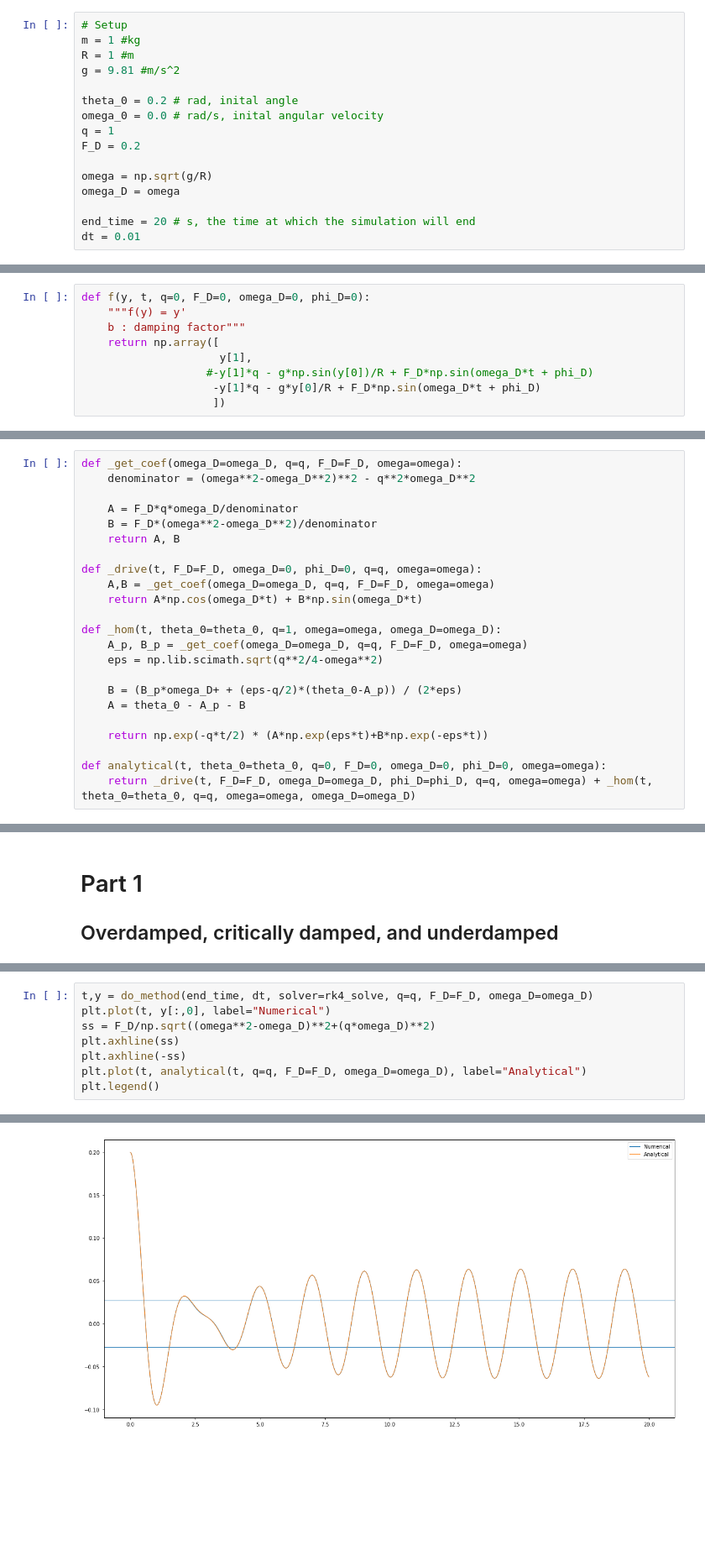
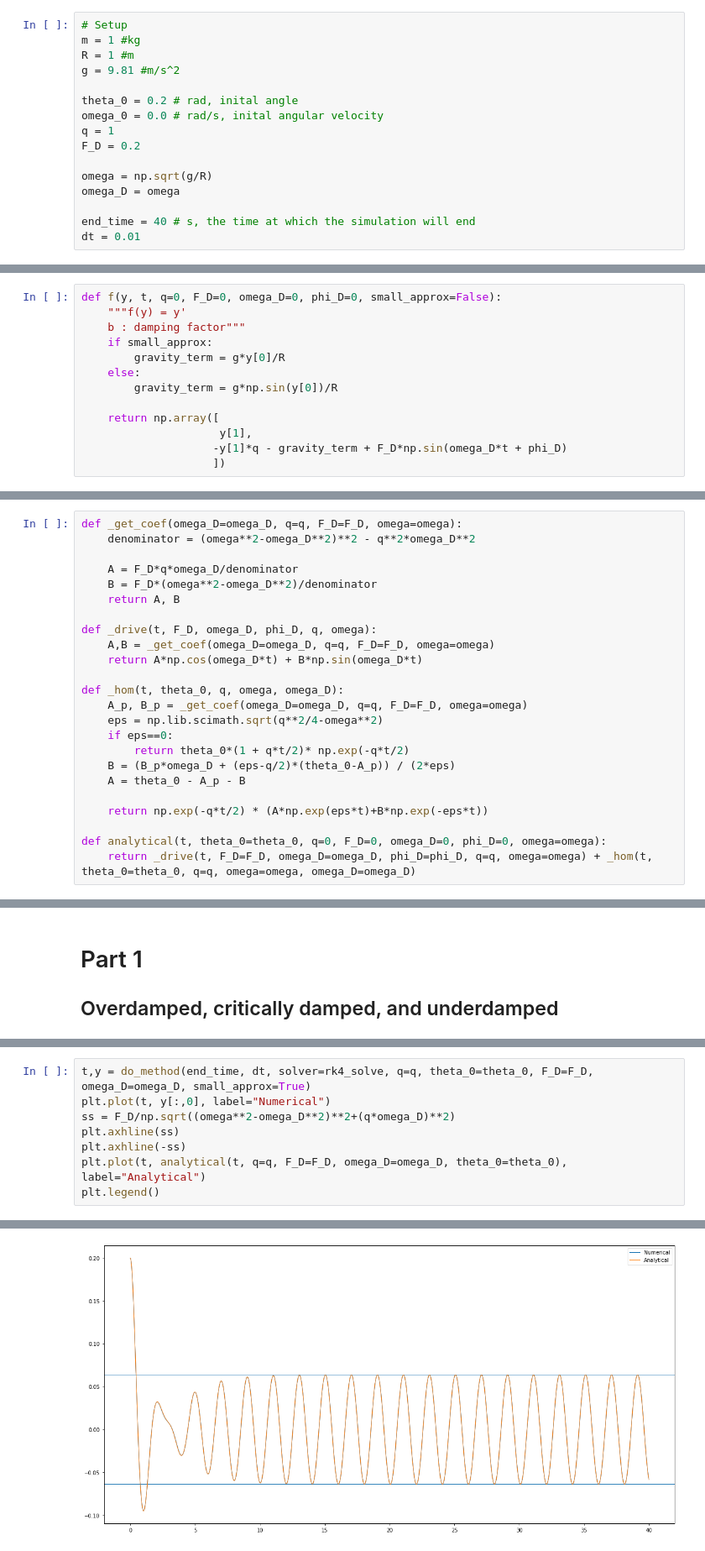
Before and after one commit to Northo/pendulum, a Jupyter notebook: NumeriskOving2.ipynb, the cells around one changed output, grey strips where cells are left out. Shown at 84% size. Saved outputs shown, nothing was run; the diff lists cells and outputs as text; blank space fills up the shorter version.

Commit message:
Analytical solution and work by damping

```diff
--- a/NumeriskOving2.ipynb
+++ b/NumeriskOving2.ipynb
@@ -29,7 +29,7 @@ F_D = 0.2
 omega = np.sqrt(g/R)
 omega_D = omega
 
-end_time = 20 # s, the time at which the simulation will end
+end_time = 40 # s, the time at which the simulation will end
 dt = 0.01
 # %% [markdown]
 The problem consists of two first-order differential equations:
@@ -61,13 +61,17 @@ $$
 y(t+dt) = y(t) + f(y(t)) dt
 $$
 # %%
-def f(y, t, q=0, F_D=0, omega_D=0, phi_D=0):
+def f(y, t, q=0, F_D=0, omega_D=0, phi_D=0, small_approx=False):
     """f(y) = y'
     b : damping factor"""
+    if small_approx:
+        gravity_term = g*y[0]/R
+    else:
+        gravity_term = g*np.sin(y[0])/R
+
     return np.array([
                      y[1],
-                   #-y[1]*q - g*np.sin(y[0])/R + F_D*np.sin(omega_D*t + phi_D)
-                    -y[1]*q - g*y[0]/R + F_D*np.sin(omega_D*t + phi_D)
+                    -y[1]*q - gravity_term + F_D*np.sin(omega_D*t + phi_D)
                     ])
 # %%
 def euler_step(y, f, t, dt, **kwargs):
@@ -171,15 +132,16 @@ def _get_coef(omega_D=omega_D, q=q, F_D=F_D, omega=omega):
     B = F_D*(omega**2-omega_D**2)/denominator
     return A, B
 
-def _drive(t, F_D=F_D, omega_D=0, phi_D=0, q=q, omega=omega):
+def _drive(t, F_D, omega_D, phi_D, q, omega):
     A,B = _get_coef(omega_D=omega_D, q=q, F_D=F_D, omega=omega)
     return A*np.cos(omega_D*t) + B*np.sin(omega_D*t)
 
-def _hom(t, theta_0=theta_0, q=1, omega=omega, omega_D=omega_D):
+def _hom(t, theta_0, q, omega, omega_D):
     A_p, B_p = _get_coef(omega_D=omega_D, q=q, F_D=F_D, omega=omega)
     eps = np.lib.scimath.sqrt(q**2/4-omega**2)
-
-    B = (B_p*omega_D+ + (eps-q/2)*(theta_0-A_p)) / (2*eps)
+    if eps==0:
+        return theta_0*(1 + q*t/2)* np.exp(-q*t/2)
+    B = (B_p*omega_D + (eps-q/2)*(theta_0-A_p)) / (2*eps)
     A = theta_0 - A_p - B
 
     return np.exp(-q*t/2) * (A*np.exp(eps*t)+B*np.exp(-eps*t))
@@ -204,11 +174,11 @@ for q_val in damping_factors:
 # %%
-t,y = do_method(end_time, dt, solver=rk4_solve, q=q, F_D=F_D, omega_D=omega_D)
+t,y = do_method(end_time, dt, solver=rk4_solve, q=q, theta_0=theta_0, F_D=F_D, omega_D=omega_D, small_approx=True)
 plt.plot(t, y[:,0], label="Numerical")
-ss = F_D/np.sqrt((omega**2-omega_D)**2+(q*omega_D)**2)
+ss = F_D/np.sqrt((omega**2-omega_D**2)**2+(q*omega_D)**2)
 plt.axhline(ss)
 plt.axhline(-ss)
-plt.plot(t, analytical(t, q=q, F_D=F_D, omega_D=omega_D), label="Analytical")
+plt.plot(t, analytical(t, q=q, F_D=F_D, omega_D=omega_D, theta_0=theta_0), label="Analytical")
 plt.legend()
 # %% [output]
 <matplotlib.legend.Legend at 0x...>
-[figure, old version]
+[figure, new version]
```
Also changed, not shown: parts of 4 cells of this notebook.
